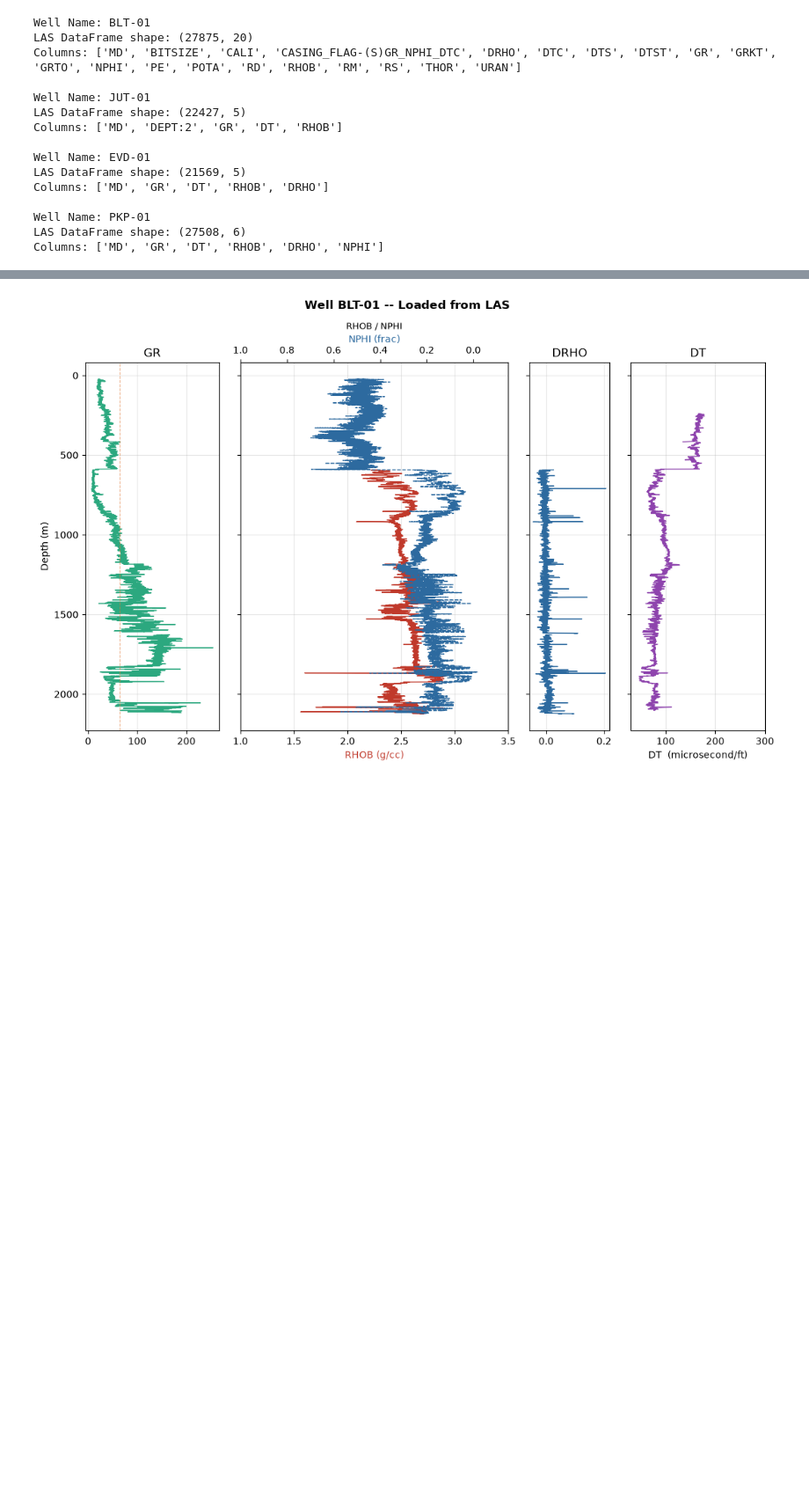
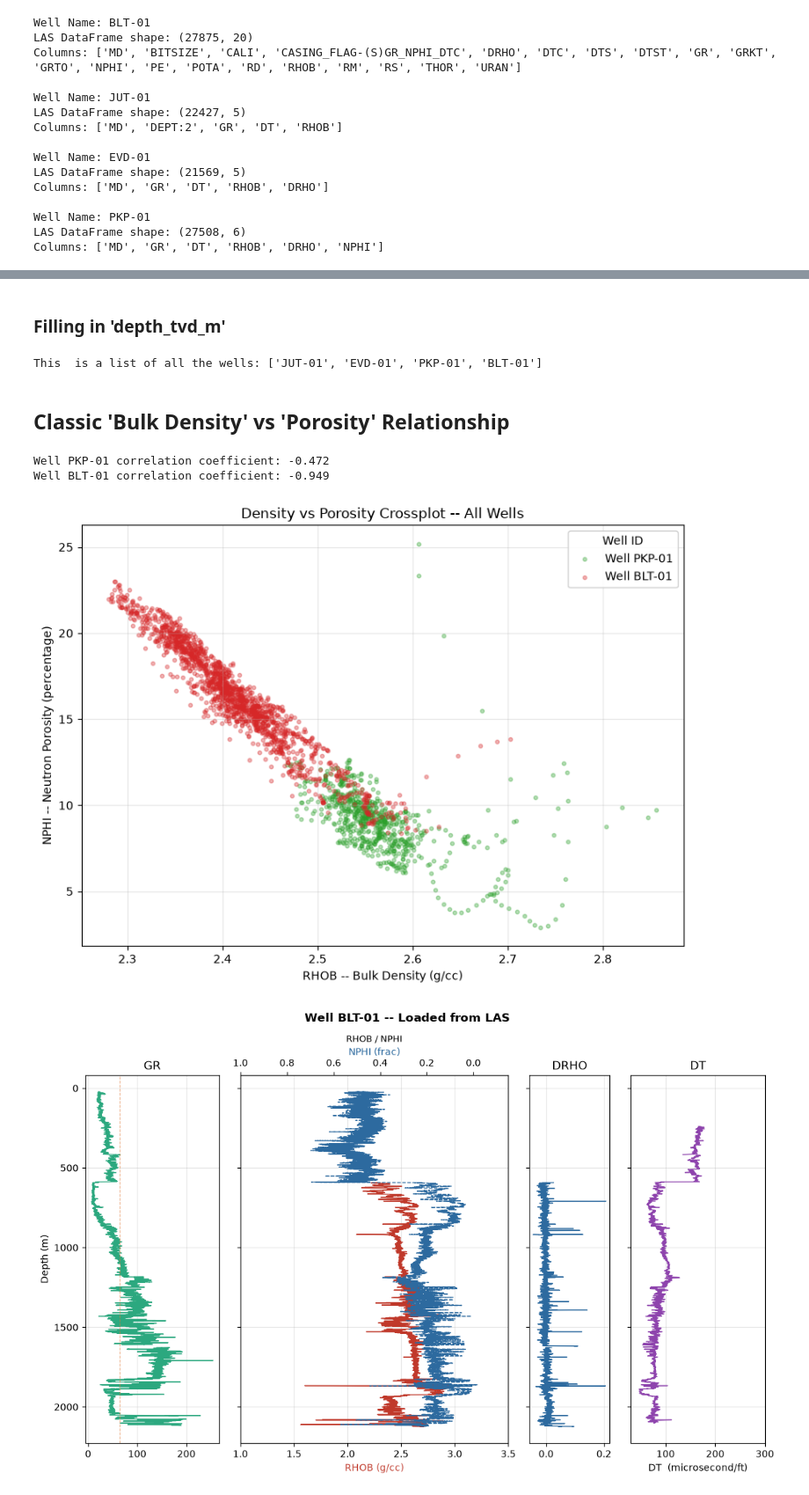
Before and after one commit to sadaraka-kadi/probable-eureka, a Jupyter notebook: notebooks/01_well_log_exploration.ipynb, the cells around one changed output, grey strips where cells are left out. Shown at 88% size. Drawn from its saved outputs; the diff is of its cells as text; code cells hidden in the pictures; blank space fills up the shorter version.

```diff
--- a/notebooks/01_well_log_exploration.ipynb
+++ b/notebooks/01_well_log_exploration.ipynb
@@ -45,3 +49,7 @@ Columns: ['MD', 'GR', 'DT', 'RHOB', 'DRHO']
 Well Name: PKP-01
 LAS DataFrame shape: (27508, 6)
 Columns: ['MD', 'GR', 'DT', 'RHOB', 'DRHO', 'NPHI']
+# %%
+# Load raw target lithologies data
+raw_data = pd.read_csv(RAW / "target_lithologies.csv")
+raw_data.info()
@@ -47,0 +79,3 @@ Columns: ['MD', 'GR', 'DT', 'RHOB', 'DRHO', 'NPHI']
+# %%
+df = raw_data.copy()
+df['well_id'].value_counts()
@@ -47,0 +134,2 @@ Columns: ['MD', 'GR', 'DT', 'RHOB', 'DRHO', 'NPHI']
+# %% [markdown]
+### Filling in 'depth_tvd_m'
@@ -48 +161,39 @@ Columns: ['MD', 'GR', 'DT', 'RHOB', 'DRHO', 'NPHI']
+# %%
+well_list = df['well_id'].unique().tolist()
+print(f"This  is a list of all the wells: {well_list}")
+log_cols = ["porosity_pct", "gamma_ray_api", "bulk_density_gcc"]
+# %% [output]
+This  is a list of all the wells: ['JUT-01', 'EVD-01', 'PKP-01', 'BLT-01']
+# %% [markdown]
+## Classic 'Bulk Density' vs 'Porosity' Relationship
+# %%
+fig, ax = plt.subplots(figsize=(8, 6))
+
+colors = cm.tab10.colors
+
+for i, well_id in enumerate(well_list):
+    well_df = df[df["well_id"] == well_id]
+    if well_df["bulk_density_gcc"].notna().any() and well_df["porosity_pct"].notna().any():
+        ax.scatter(
+            well_df["bulk_density_gcc"],
+            well_df["porosity_pct"],
+            alpha=0.35,
+            s=10,
+            color=colors[i % len(colors)],
+            label=f"Well {well_id}"
+        )
+        corr = well_df["bulk_density_gcc"].corr(well_df["porosity_pct"])
+        print(f"Well {well_id} correlation coefficient: {round(corr, 3)}")
+
+ax.set_xlabel("RHOB -- Bulk Density (g/cc)")
+ax.set_ylabel("NPHI -- Neutron Porosity (percentage)")
+ax.set_title("Density vs Porosity Crossplot -- All Wells")
+ax.grid(True, alpha=0.3)
+ax.legend(title="Well ID", loc="best", framealpha=0.9)
+plt.tight_layout()
+plt.show()
+# %% [output]
+Well PKP-01 correlation coefficient: -0.472
+Well BLT-01 correlation coefficient: -0.949
+[figure, added]
 # %%
```
Also changed, not shown: parts of 19 cells of this notebook.
